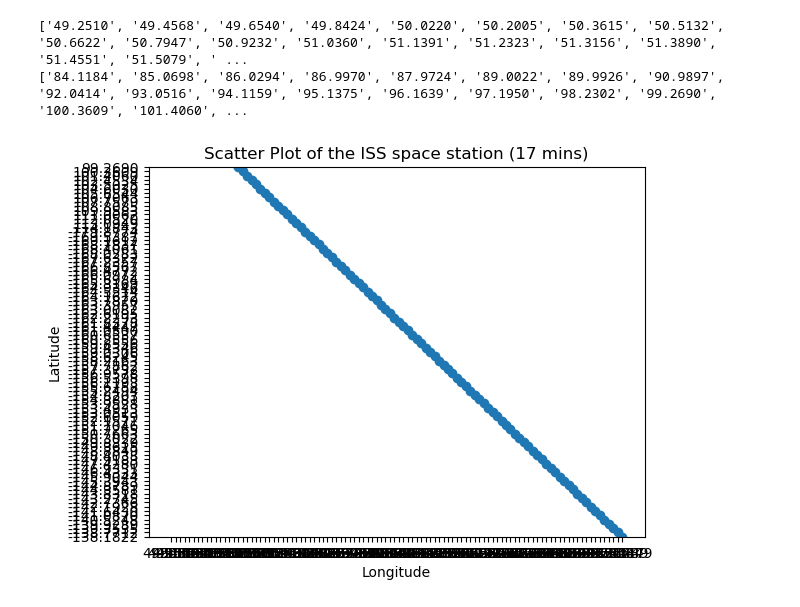
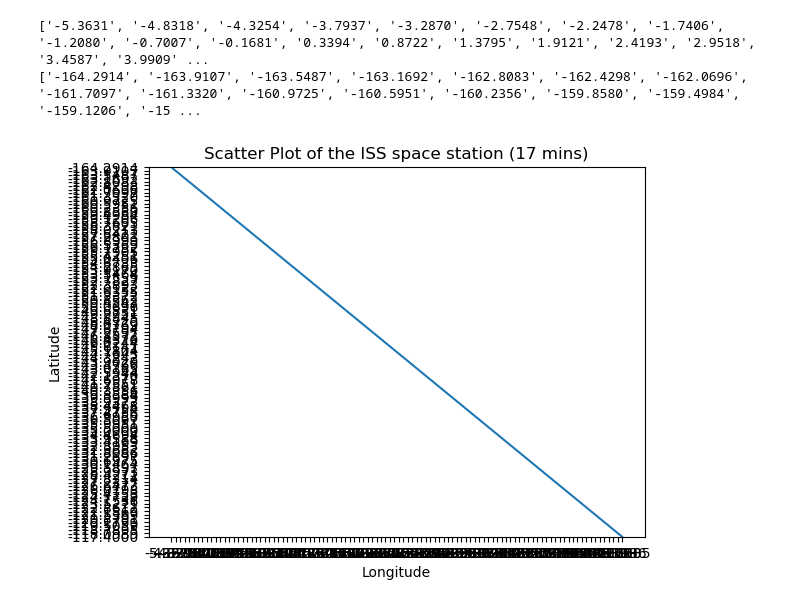
Before and after one commit to RenzOlav/ITM, a Jupyter notebook: iss.ipynb, the cells around one changed output. Drawn from its saved outputs; the diff is of its cells as text; code cells hidden in the pictures.

```diff
--- a/iss.ipynb
+++ b/iss.ipynb
@@ -1,13 +1,14 @@
 # %%
+!pip install matplotlib
 import time
 import requests
-import matplotlib as plt
+import matplotlib.pyplot as plt
 
 my_list = []
 
 for i in range(102):
     print(i)
-    res = requests.get('http://api.open-notify.org/iss-now.json', headers=headers)
+    res = requests.get('http://api.open-notify.org/iss-now.json')
     json_data = res.json()
     my_list.append(json_data)
     time.sleep(10)
@@ -44,29 +44,27 @@ Requirement already satisfied: cycler>=0.10 in /Users/olav/anaconda3/lib/python3
 Requirement already satisfied: python-dateutil>=2.7 in /Users/olav/anaconda3/lib/python3.10/site-packages (from matplotlib) (2.8.2)
 Requirement already satisfied: six>=1.5 in /Users/olav/anaconda3/lib/python3.10/site-packages (from python-dateutil>=2.7->matplotlib) (1.16.0)
 # %%
-import matplotlib.pyplot as plt
-
 x=[]
 for i in range(0,102):
     latitude = my_list[i].get('iss_position',{}).get('latitude',[])
     x.append(latitude)
 
 print(x)
 
 y=[]
 for j in range(0,102):
     longitude = my_list[j].get('iss_position',{}).get('longitude',[])
     y.append(longitude)
 
 print(y)
 
-plt.scatter(x, y)
+plt.plot(x, y)
 plt.xlabel('Longitude')
 plt.ylabel('Latitude')
 plt.title('Scatter Plot of the ISS space station (17 mins)')
 plt.ylim(min(y), max(y))
 plt.show()
 # %% [output]
-['49.2510', '49.4568', '49.6540', '49.8424', '50.0220', '50.2005', '50.3615', '50.5132', '50.6622', '50.7947', '50.9232', '51.0360', '51.1391', '51.2323', '51.3156', '51.3890', '51.4551', '51.5079', ' ...
-['84.1184', '85.0698', '86.0294', '86.9970', '87.9724', '89.0022', '89.9926', '90.9897', '92.0414', '93.0516', '94.1159', '95.1375', '96.1639', '97.1950', '98.2302', '99.2690', '100.3609', '101.4060', ...
+['-5.3631', '-4.8318', '-4.3254', '-3.7937', '-3.2870', '-2.7548', '-2.2478', '-1.7406', '-1.2080', '-0.7007', '-0.1681', '0.3394', '0.8722', '1.3795', '1.9121', '2.4193', '2.9518', '3.4587', '3.9909' ...
+['-164.2914', '-163.9107', '-163.5487', '-163.1692', '-162.8083', '-162.4298', '-162.0696', '-161.7097', '-161.3320', '-160.9725', '-160.5951', '-160.2356', '-159.8580', '-159.4984', '-159.1206', '-15 ...
-[figure, old version]
+[figure, new version]
```
Also changed, not shown: parts of 3 cells of this notebook.
